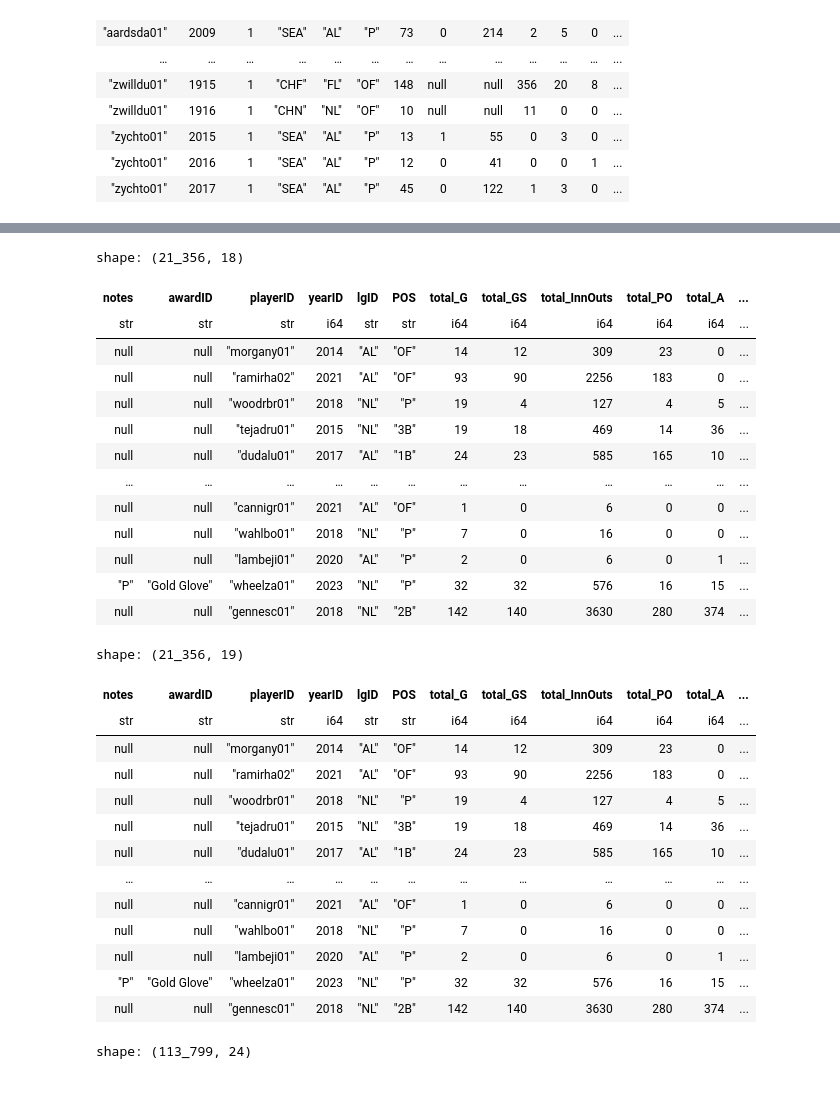
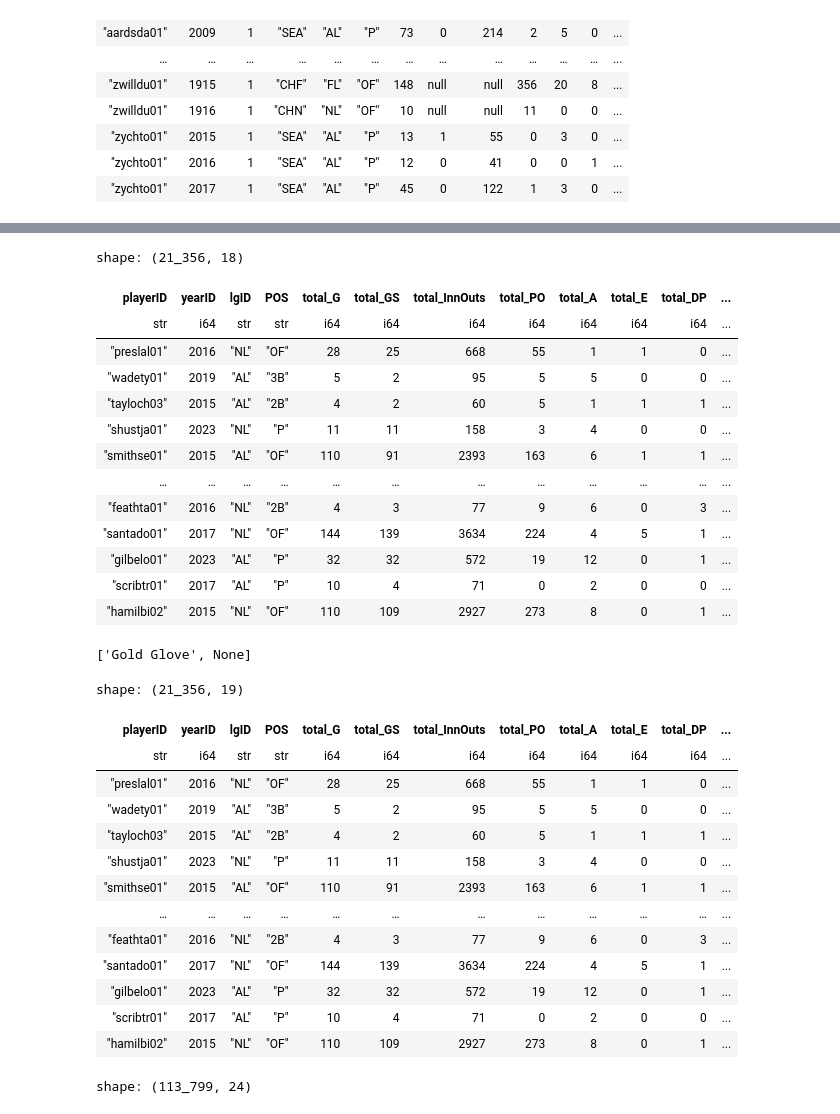
Before and after one commit to abbyrsmith2002/Lab-2.2, a Jupyter notebook: Lab2.2.ipynb, the cells around one changed output, grey strips where cells are left out. Cells and saved outputs as stored; diff of their text form; code cells hidden in the pictures.

```diff
--- a/Lab2.2.ipynb
+++ b/Lab2.2.ipynb
@@ -127,23 +129,28 @@ shape: (21_356, 16)
 # %%
-Gold_Glove = (Awards
-                       .join(Fielding_1, on=['playerID','yearID','lgID'], how='right')
+Gold_Glove = (Fielding_1
+                       .join(Awards, on=['playerID','yearID','lgID'], how='left')
                       )
 Gold_Glove
 # %% [output]
 shape: (21_356, 18)
-| notes | awardID | playerID | yearID | lgID | POS | total_G | total_GS | total_InnOuts | total_PO | total_A | ... |
-| str | str | str | i64 | str | str | i64 | i64 | i64 | i64 | i64 | ... |
-| null | null | "morgany01" | 2014 | "AL" | "OF" | 14 | 12 | 309 | 23 | 0 | ... |
-| null | null | "ramirha02" | 2021 | "AL" | "OF" | 93 | 90 | 2256 | 183 | 0 | ... |
-| null | null | "woodrbr01" | 2018 | "NL" | "P" | 19 | 4 | 127 | 4 | 5 | ... |
-| null | null | "tejadru01" | 2015 | "NL" | "3B" | 19 | 18 | 469 | 14 | 36 | ... |
-| null | null | "dudalu01" | 2017 | "AL" | "1B" | 24 | 23 | 585 | 165 | 10 | ... |
+| playerID | yearID | lgID | POS | total_G | total_GS | total_InnOuts | total_PO | total_A | total_E | total_DP | ... |
+| str | i64 | str | str | i64 | i64 | i64 | i64 | i64 | i64 | i64 | ... |
+| "preslal01" | 2016 | "NL" | "OF" | 28 | 25 | 668 | 55 | 1 | 1 | 0 | ... |
+| "wadety01" | 2019 | "AL" | "3B" | 5 | 2 | 95 | 5 | 5 | 0 | 0 | ... |
+| "tayloch03" | 2015 | "AL" | "2B" | 4 | 2 | 60 | 5 | 1 | 1 | 1 | ... |
+| "shustja01" | 2023 | "NL" | "P" | 11 | 11 | 158 | 3 | 4 | 0 | 0 | ... |
+| "smithse01" | 2015 | "AL" | "OF" | 110 | 91 | 2393 | 163 | 6 | 1 | 1 | ... |
 | … | … | … | … | … | … | … | … | … | … | … | ... |
-| null | null | "cannigr01" | 2021 | "AL" | "OF" | 1 | 0 | 6 | 0 | 0 | ... |
-| null | null | "wahlbo01" | 2018 | "NL" | "P" | 7 | 0 | 16 | 0 | 0 | ... |
-| null | null | "lambeji01" | 2020 | "AL" | "P" | 2 | 0 | 6 | 0 | 1 | ... |
-| "P" | "Gold Glove" | "wheelza01" | 2023 | "NL" | "P" | 32 | 32 | 576 | 16 | 15 | ... |
-| null | null | "gennesc01" | 2018 | "NL" | "2B" | 142 | 140 | 3630 | 280 | 374 | ... |
+| "feathta01" | 2016 | "NL" | "2B" | 4 | 3 | 77 | 9 | 6 | 0 | 3 | ... |
+| "santado01" | 2017 | "NL" | "OF" | 144 | 139 | 3634 | 224 | 4 | 5 | 1 | ... |
+| "gilbelo01" | 2023 | "AL" | "P" | 32 | 32 | 572 | 19 | 12 | 0 | 1 | ... |
+| "scribtr01" | 2017 | "AL" | "P" | 10 | 4 | 71 | 0 | 2 | 0 | 0 | ... |
+| "hamilbi02" | 2015 | "NL" | "OF" | 110 | 109 | 2927 | 273 | 8 | 0 | 1 | ... |
+# %%
+unique_Gold = Gold_Glove['awardID'].unique().to_list()
+print(unique_Gold)
+# %% [output]
+['Gold Glove', None]
 # %%
 Gold_Glove = Gold_Glove.with_columns(
     pl.when(pl.col("yearID") == 2020)
@@ -154,16 +161,16 @@ Gold_Glove = Gold_Glove.with_columns(
 Gold_Glove
 # %% [output]
 shape: (21_356, 19)
-| notes | awardID | playerID | yearID | lgID | POS | total_G | total_GS | total_InnOuts | total_PO | total_A | ... |
-| str | str | str | i64 | str | str | i64 | i64 | i64 | i64 | i64 | ... |
-| null | null | "morgany01" | 2014 | "AL" | "OF" | 14 | 12 | 309 | 23 | 0 | ... |
-| null | null | "ramirha02" | 2021 | "AL" | "OF" | 93 | 90 | 2256 | 183 | 0 | ... |
-| null | null | "woodrbr01" | 2018 | "NL" | "P" | 19 | 4 | 127 | 4 | 5 | ... |
-| null | null | "tejadru01" | 2015 | "NL" | "3B" | 19 | 18 | 469 | 14 | 36 | ... |
-| null | null | "dudalu01" | 2017 | "AL" | "1B" | 24 | 23 | 585 | 165 | 10 | ... |
+| playerID | yearID | lgID | POS | total_G | total_GS | total_InnOuts | total_PO | total_A | total_E | total_DP | ... |
+| str | i64 | str | str | i64 | i64 | i64 | i64 | i64 | i64 | i64 | ... |
+| "preslal01" | 2016 | "NL" | "OF" | 28 | 25 | 668 | 55 | 1 | 1 | 0 | ... |
+| "wadety01" | 2019 | "AL" | "3B" | 5 | 2 | 95 | 5 | 5 | 0 | 0 | ... |
+| "tayloch03" | 2015 | "AL" | "2B" | 4 | 2 | 60 | 5 | 1 | 1 | 1 | ... |
+| "shustja01" | 2023 | "NL" | "P" | 11 | 11 | 158 | 3 | 4 | 0 | 0 | ... |
+| "smithse01" | 2015 | "AL" | "OF" | 110 | 91 | 2393 | 163 | 6 | 1 | 1 | ... |
 | … | … | … | … | … | … | … | … | … | … | … | ... |
-| null | null | "cannigr01" | 2021 | "AL" | "OF" | 1 | 0 | 6 | 0 | 0 | ... |
-| null | null | "wahlbo01" | 2018 | "NL" | "P" | 7 | 0 | 16 | 0 | 0 | ... |
-| null | null | "lambeji01" | 2020 | "AL" | "P" | 2 | 0 | 6 | 0 | 1 | ... |
-| "P" | "Gold Glove" | "wheelza01" | 2023 | "NL" | "P" | 32 | 32 | 576 | 16 | 15 | ... |
-| null | null | "gennesc01" | 2018 | "NL" | "2B" | 142 | 140 | 3630 | 280 | 374 | ... |
+| "feathta01" | 2016 | "NL" | "2B" | 4 | 3 | 77 | 9 | 6 | 0 | 3 | ... |
+| "santado01" | 2017 | "NL" | "OF" | 144 | 139 | 3634 | 224 | 4 | 5 | 1 | ... |
+| "gilbelo01" | 2023 | "AL" | "P" | 32 | 32 | 572 | 19 | 12 | 0 | 1 | ... |
+| "scribtr01" | 2017 | "AL" | "P" | 10 | 4 | 71 | 0 | 2 | 0 | 0 | ... |
+| "hamilbi02" | 2015 | "NL" | "OF" | 110 | 109 | 2927 | 273 | 8 | 0 | 1 | ... |
```
Also changed, not shown: parts of 71 cells of this notebook.
